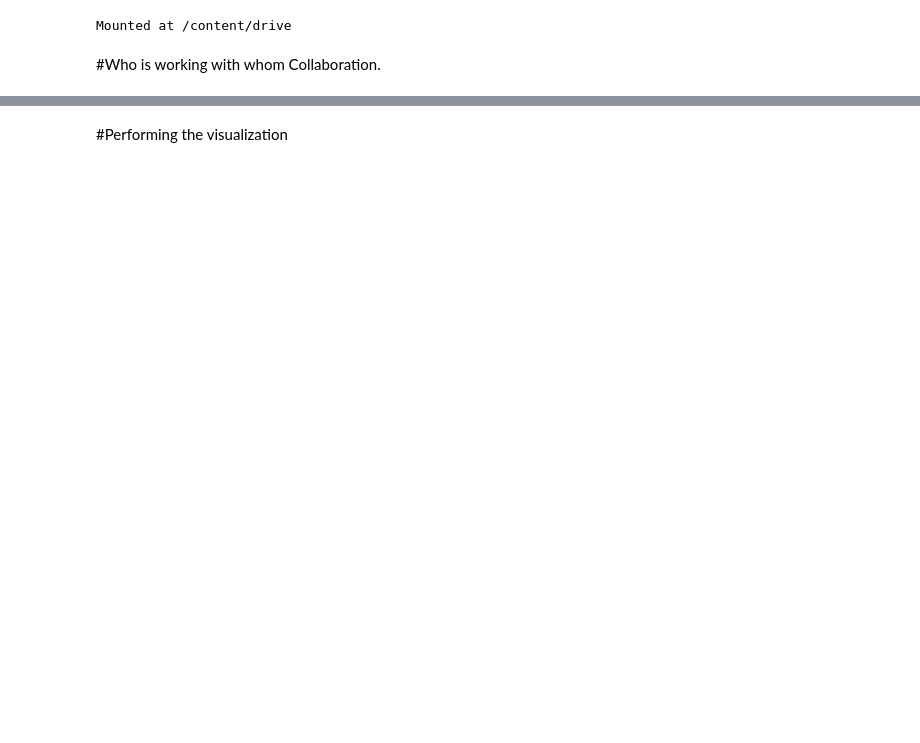
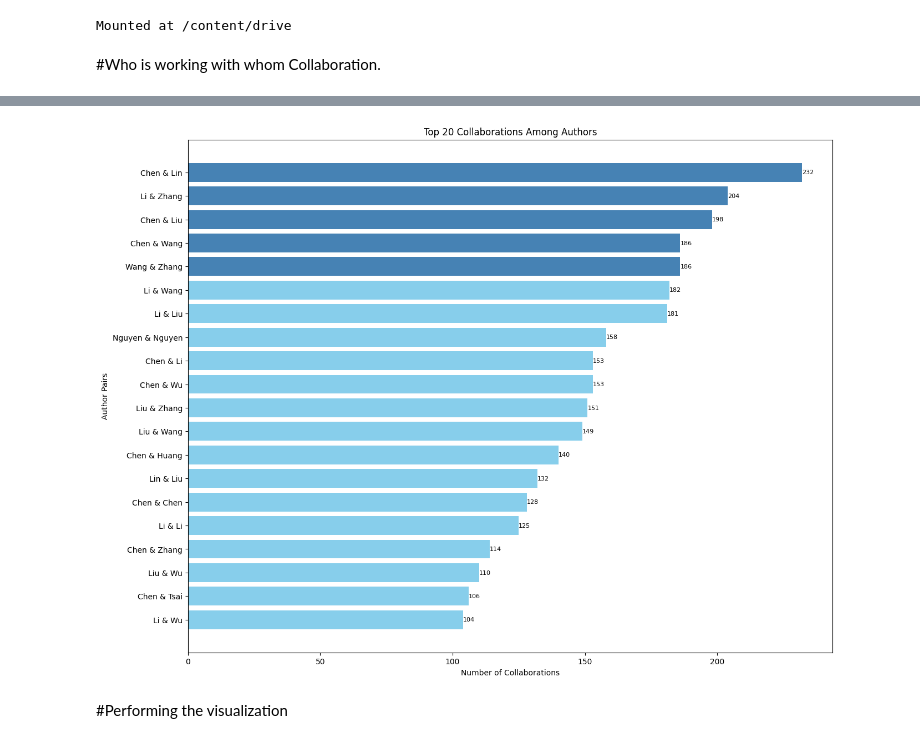
Before and after one commit to gnc506/Skills_Assessment, a Jupyter notebook: Skill_Assessment_2_Tabassum.ipynb, the cells around one changed output, grey strips where cells are left out. Saved outputs shown, nothing was run; the diff lists cells and outputs as text; code cells hidden in the pictures; blank space fills up the shorter version.

```diff
--- a/Skill_Assessment_2_Tabassum.ipynb
+++ b/Skill_Assessment_2_Tabassum.ipynb
@@ -62,2 +63,31 @@ top_collaborations_df.head(40)  # Display the top 30-40 collaborations
+# %%
+import matplotlib.pyplot as plt
+
+# Preparing data for plotting
+author_pairs = [" & ".join(pair) for pair, _ in top_collaborations]
+collaboration_counts = [count for _, count in top_collaborations]
+
+# Improved visualization with enhanced readability and distinct coloring for top collaborations
+
+# Selecting a color scheme
+colors = ['steelblue' if i < 5 else 'skyblue' for i in range(len(collaboration_counts))]
+
+# Plotting
+plt.figure(figsize=(15, 12))
+bars = plt.barh(author_pairs, collaboration_counts, color=colors)
+plt.xlabel('Number of Collaborations')
+plt.ylabel('Author Pairs')
+plt.title('Top 20 Collaborations Among Authors')
+plt.gca().invert_yaxis()  # Invert y-axis to display the highest value on top
+
+# Adding data labels
+for bar in bars:
+    plt.text(bar.get_width(), bar.get_y() + bar.get_height()/2,
+             f'{int(bar.get_width())}',
+             va='center', ha='left', color='black', fontsize=8)
+    plt.savefig('collaboration.png')
+plt.show()
+# %% [output]
+[figure, added]
 # %% [markdown]
 #Performing the visualization
```
Also changed, not shown: parts of 9 cells of this notebook.
